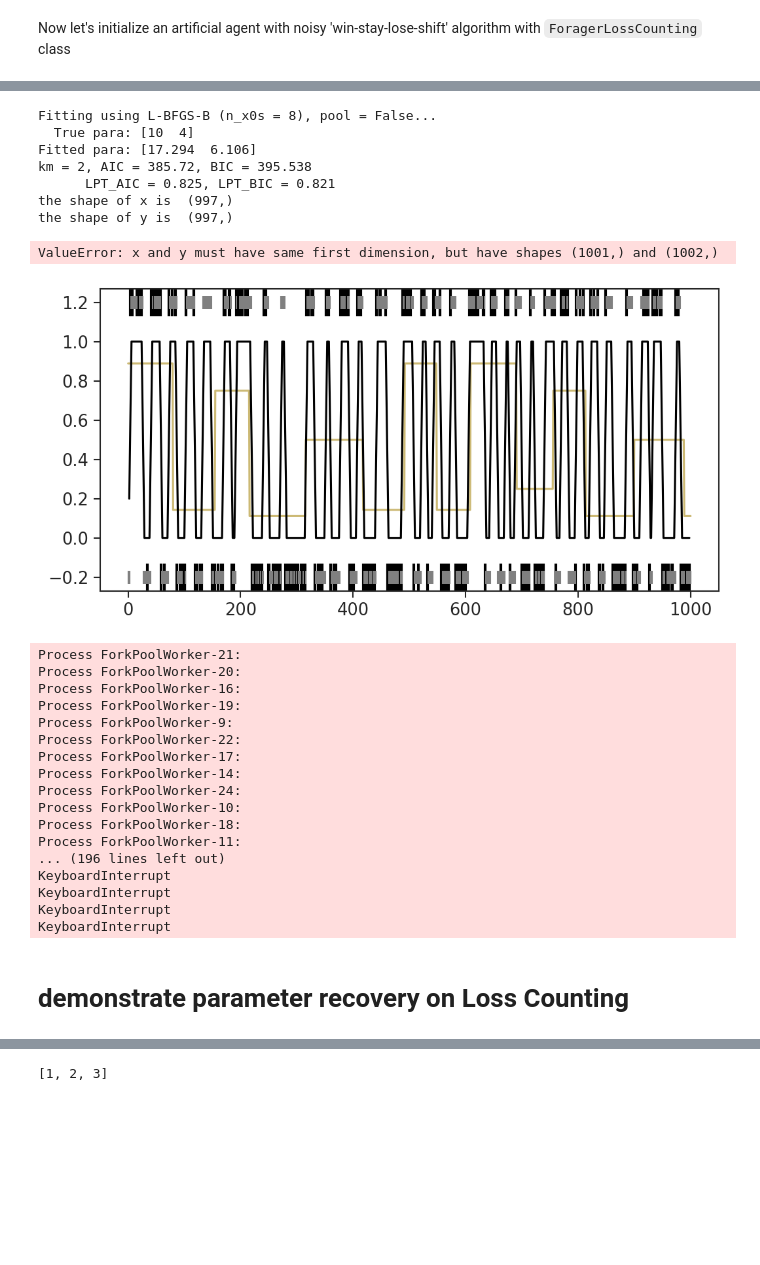
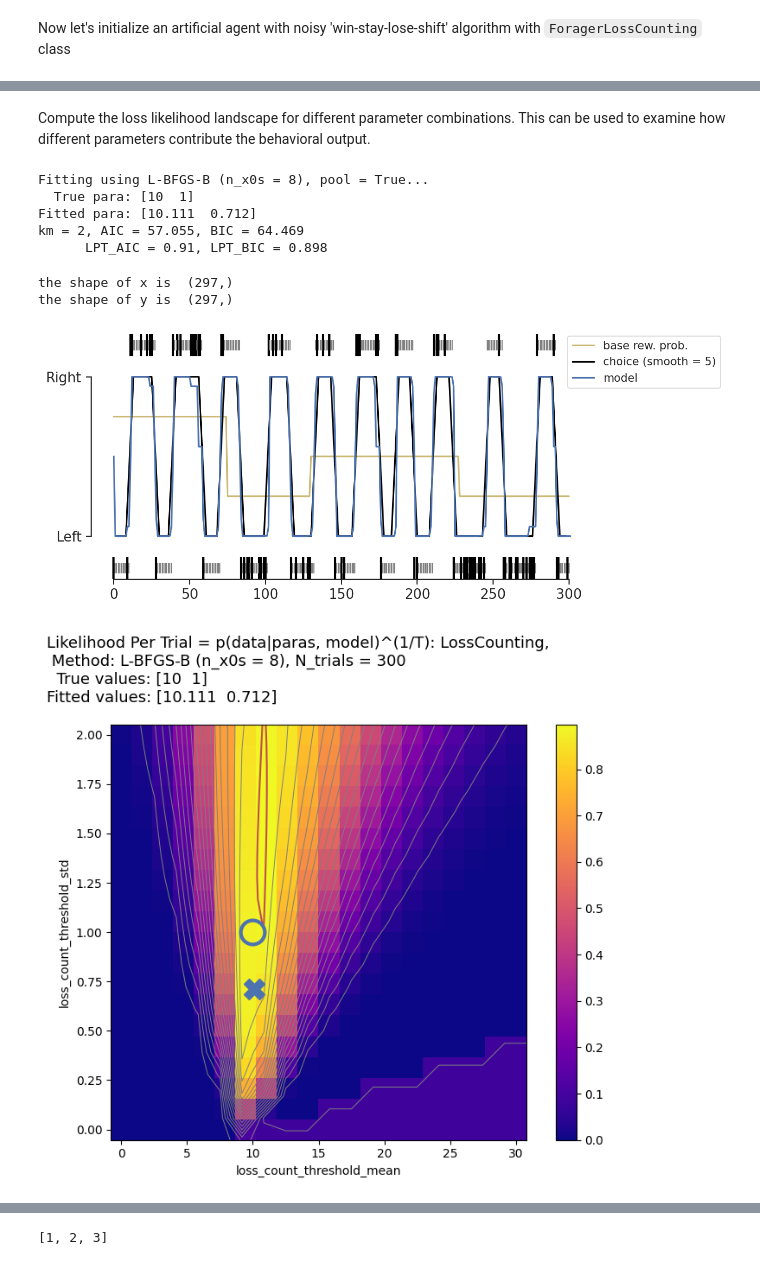
Before and after one commit to AllenSWDB/SWDB_2025_Dynamical_Systems, a Jupyter notebook: code/test_shuchen.ipynb, the cells around one changed output, grey strips where cells are left out. Saved outputs shown, nothing was run; the diff lists cells and outputs as text; code cells hidden in the pictures; blank space fills up the shorter version.

```diff
--- a/code/test_shuchen.ipynb
+++ b/code/test_shuchen.ipynb
@@ -919,41 +933,23 @@ KeyboardInterrupt
+# %% [markdown]
+Compute the loss likelihood landscape for different parameter combinations. This can be used to examine how different parameters contribute the behavioral output.
 # %%
-n_trials = 1000
+n_trials = 300
 forager = 'LossCounting'
 para_names = ['loss_count_threshold_mean','loss_count_threshold_std']
-para_bounds = [[0,0],[50,10]]
-
-true_para = [10,4]
+para_bounds = [[0,0],[30,2]]
+true_para = [10,1]
 
 # LL_surface
 compute_LL_surface(forager, para_names, para_bounds,
                    true_para = true_para, n_trials = n_trials,
-                   fit_method = 'L-BFGS-B', n_x0s = 8, pool = '');
+                   fit_method = 'L-BFGS-B', n_x0s = 8, pool=pool)
 # %% [output]
-Fitting using L-BFGS-B (n_x0s = 8), pool = False...
-  True para: [10  4]
-Fitted para: [17.294  6.106]
-km = 2, AIC = 385.72, BIC = 395.538
-      LPT_AIC = 0.825, LPT_BIC = 0.821
-the shape of x is  (997,)
-the shape of y is  (997,)
+Fitting using L-BFGS-B (n_x0s = 8), pool = True...
+  True para: [10  1]
+Fitted para: [10.111  0.712]
+km = 2, AIC = 57.055, BIC = 64.469
+      LPT_AIC = 0.91, LPT_BIC = 0.898
-ValueError: x and y must have same first dimension, but have shapes (1001,) and (1002,)
+the shape of x is  (297,)
+the shape of y is  (297,)
-[figure, old version]
+[figure, new version]
-Process ForkPoolWorker-21:
-Process ForkPoolWorker-20:
-Process ForkPoolWorker-16:
-Process ForkPoolWorker-19:
-Process ForkPoolWorker-9:
-Process ForkPoolWorker-22:
-Process ForkPoolWorker-17:
-Process ForkPoolWorker-14:
-Process ForkPoolWorker-24:
-Process ForkPoolWorker-10:
-Process ForkPoolWorker-18:
-Process ForkPoolWorker-11:
-... (196 lines left out)
-KeyboardInterrupt
-KeyboardInterrupt
-KeyboardInterrupt
-KeyboardInterrupt
+[figure, added]
-# %% [markdown]
-# demonstrate parameter recovery on Loss Counting
```
Also changed, not shown: parts of 30 cells of this notebook, 1 other file.
